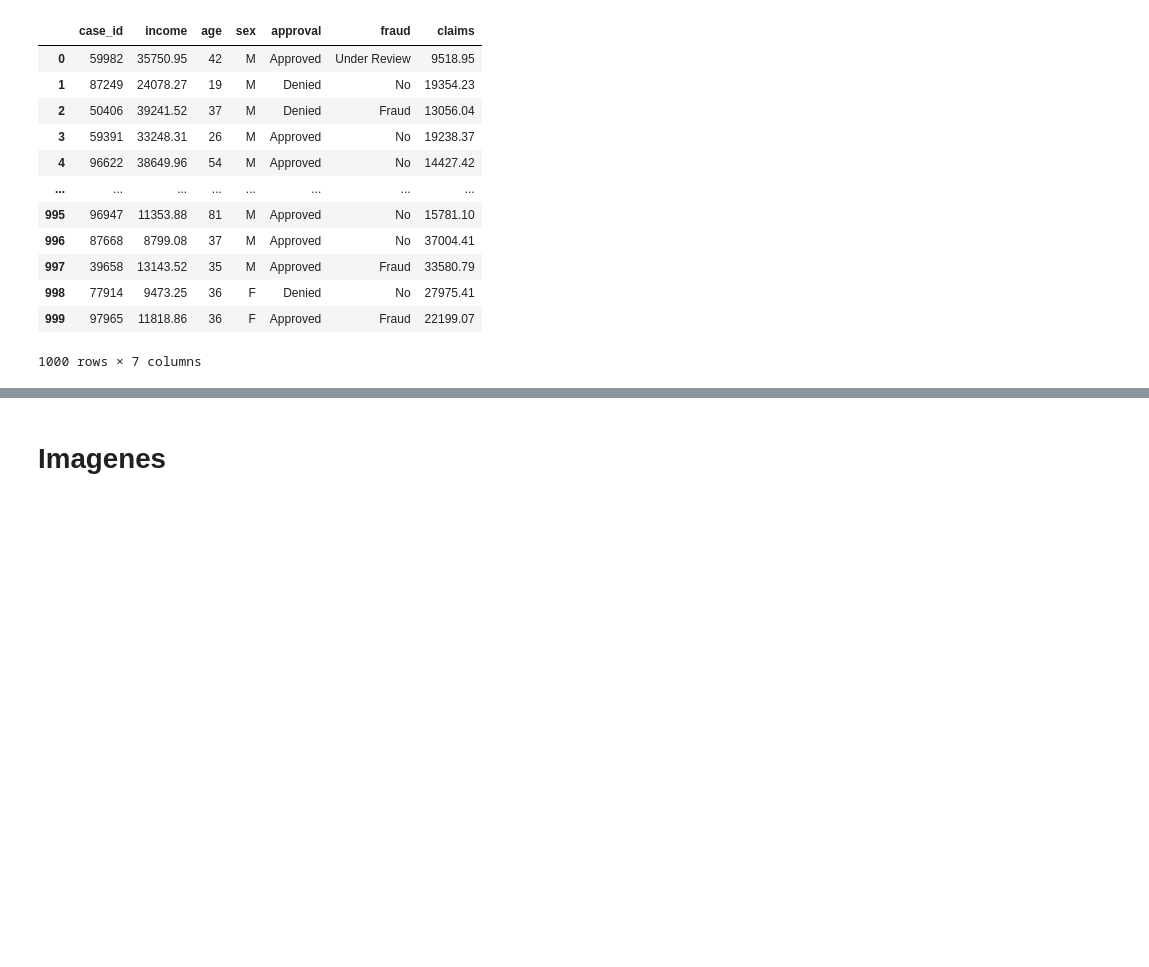
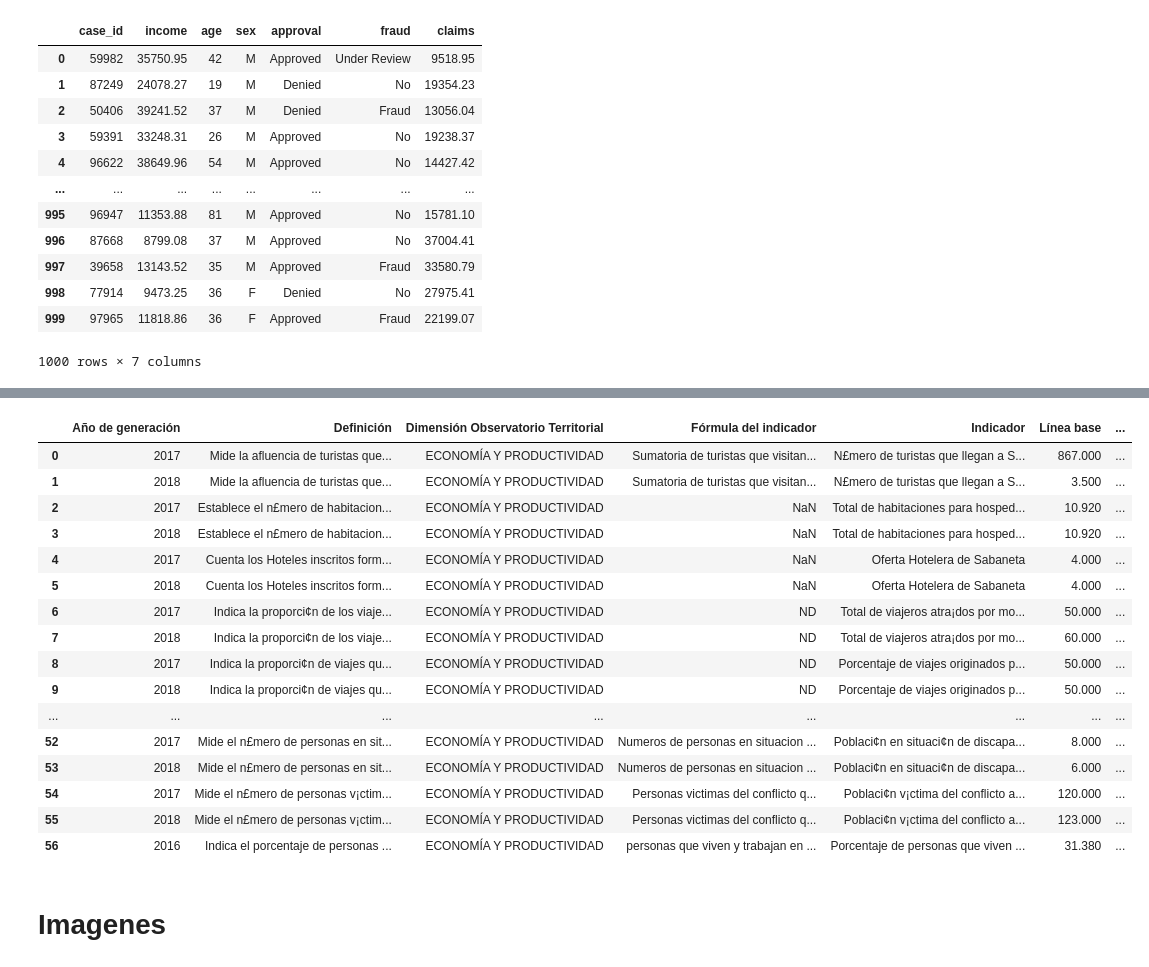
Before and after one commit to dfbustosus/Bootcamp-DS-2023-III, a Jupyter notebook: Clase 5- 12 Sept 2023/Clase 5. Manejo de archivos y datos_nueva.ipynb, the cells around one changed output, grey strips where cells are left out. Saved outputs shown, nothing was run; the diff lists cells and outputs as text; code cells hidden in the pictures; blank space fills up the shorter version.

```diff
--- a/Clase 5- 12 Sept 2023/Clase 5. Manejo de archivos y datos_nueva.ipynb
+++ b/Clase 5- 12 Sept 2023/Clase 5. Manejo de archivos y datos_nueva.ipynb
@@ -717,3 +748,8 @@ t
 1000 rows × 7 columns
 # %%
 t.to_excel('David.xlsx')
+# %%
+ruta='C:/Users/Windows/Downloads/'
+tabla=pd.read_csv(ruta+'Indicadores_de_Econom_a_y_Productividad_de_Sabaneta.csv',sep=',',
+                  encoding='utf-8')
+tabla.head()
@@ -720,3 +763,26 @@ t.to_excel('David.xlsx')
+# %%
+lista=list(tabla['Dimensión Observatorio Territorial'].values)
+resultado=['ECONOMÍA Y PRODUCTIVIDAD' for x in lista if x == 'ECONOMÖA Y PRODUCTIVIDAD']
+tabla['Dimensión Observatorio Territorial']=resultado
+tabla
+# %% [output]
+|  | Año de generación | Definición | Dimensión Observatorio Territorial | Fórmula del indicador | Indicador | Línea base | ... |
+| 0 | 2017 | Mide la afluencia de turistas que... | ECONOMÍA Y PRODUCTIVIDAD | Sumatoria de turistas que visitan... | N£mero de turistas que llegan a S... | 867.000 | ... |
+| 1 | 2018 | Mide la afluencia de turistas que... | ECONOMÍA Y PRODUCTIVIDAD | Sumatoria de turistas que visitan... | N£mero de turistas que llegan a S... | 3.500 | ... |
+| 2 | 2017 | Establece el n£mero de habitacion... | ECONOMÍA Y PRODUCTIVIDAD | NaN | Total de habitaciones para hosped... | 10.920 | ... |
+| 3 | 2018 | Establece el n£mero de habitacion... | ECONOMÍA Y PRODUCTIVIDAD | NaN | Total de habitaciones para hosped... | 10.920 | ... |
+| 4 | 2017 | Cuenta los Hoteles inscritos form... | ECONOMÍA Y PRODUCTIVIDAD | NaN | Oferta Hotelera de Sabaneta | 4.000 | ... |
+| 5 | 2018 | Cuenta los Hoteles inscritos form... | ECONOMÍA Y PRODUCTIVIDAD | NaN | Oferta Hotelera de Sabaneta | 4.000 | ... |
+| 6 | 2017 | Indica la proporci¢n de los viaje... | ECONOMÍA Y PRODUCTIVIDAD | ND | Total de viajeros atra¡dos por mo... | 50.000 | ... |
+| 7 | 2018 | Indica la proporci¢n de los viaje... | ECONOMÍA Y PRODUCTIVIDAD | ND | Total de viajeros atra¡dos por mo... | 60.000 | ... |
+| 8 | 2017 | Indica la proporci¢n de viajes qu... | ECONOMÍA Y PRODUCTIVIDAD | ND | Porcentaje de viajes originados p... | 50.000 | ... |
+| 9 | 2018 | Indica la proporci¢n de viajes qu... | ECONOMÍA Y PRODUCTIVIDAD | ND | Porcentaje de viajes originados p... | 50.000 | ... |
+| ... | ... | ... | ... | ... | ... | ... | ... |
+| 52 | 2017 | Mide el n£mero de personas en sit... | ECONOMÍA Y PRODUCTIVIDAD | Numeros de personas en situacion ... | Poblaci¢n en situaci¢n de discapa... | 8.000 | ... |
+| 53 | 2018 | Mide el n£mero de personas en sit... | ECONOMÍA Y PRODUCTIVIDAD | Numeros de personas en situacion ... | Poblaci¢n en situaci¢n de discapa... | 6.000 | ... |
+| 54 | 2017 | Mide el n£mero de personas v¡ctim... | ECONOMÍA Y PRODUCTIVIDAD | Personas victimas del conflicto q... | Poblaci¢n v¡ctima del conflicto a... | 120.000 | ... |
+| 55 | 2018 | Mide el n£mero de personas v¡ctim... | ECONOMÍA Y PRODUCTIVIDAD | Personas victimas del conflicto q... | Poblaci¢n v¡ctima del conflicto a... | 123.000 | ... |
+| 56 | 2016 | Indica el porcentaje de personas ... | ECONOMÍA Y PRODUCTIVIDAD | personas que viven y trabajan en ... | Porcentaje de personas que viven ... | 31.380 | ... |
 # %% [markdown]
 # Imagenes
 # %%
```
Also changed, not shown: parts of 24 cells of this notebook, 5 other files.
